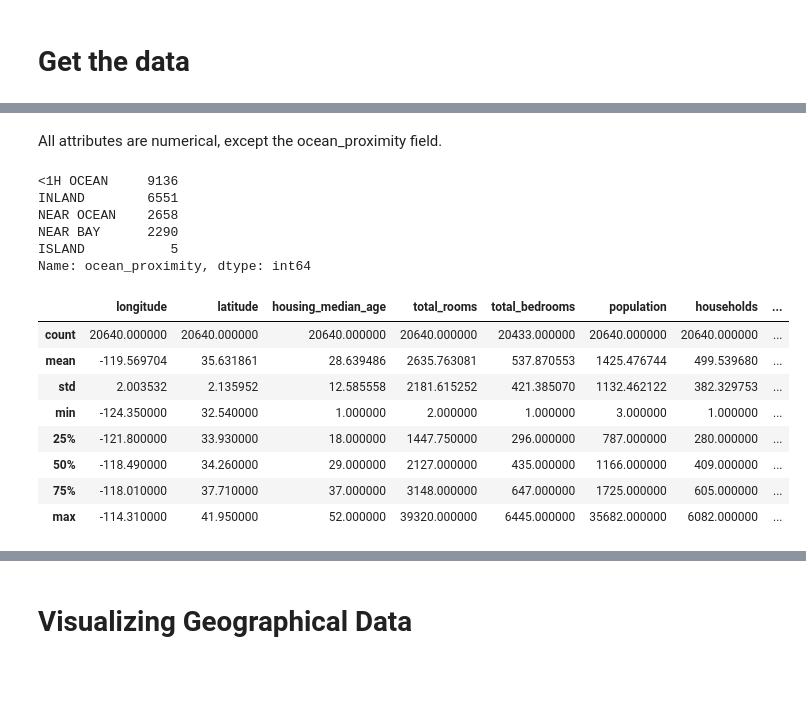
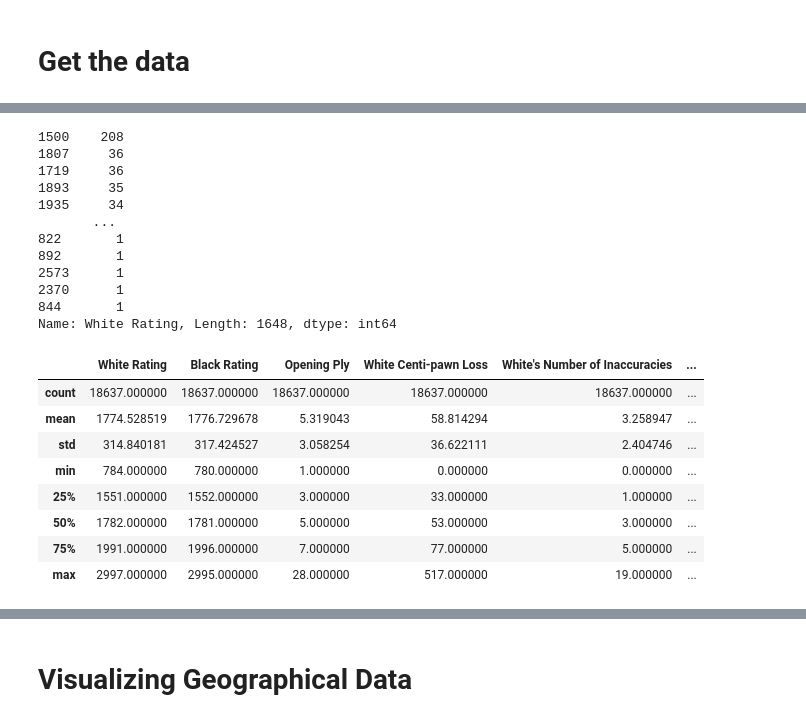
Before and after one commit to harrisuddin/F20DL, a Jupyter notebook: F20DL.ipynb, the cells around one changed output, grey strips where cells are left out. Cells and saved outputs as stored; diff of their text form; code cells hidden in the pictures; blank space fills up the shorter version.

```diff
--- a/F20DL.ipynb
+++ b/F20DL.ipynb
@@ -64,0 +33,13 @@ Each row represents the information gathered from one district of the California
+# %%
+raw_data_url = "https://raw.githubusercontent.com/harrisuddin/F20DL/main/datasets/chess-games-stats.csv"
+def load_chess_data(url=raw_data_url):
+  # download the csv file from github
+  download = requests.get(url).content
+
+  # read the downloaded content and put into dataframe
+  df = pd.read_csv(io.StringIO(download.decode("utf-8")), index_col=0) # doing index_col = 0 removes the first unnamed column
+
+  return df
+# %%
+chess_data = load_chess_data()
+chess_data.head()
@@ -87,26 +78,30 @@ memory usage: 1.6+ MB
-# %% [markdown]
-All attributes are numerical, except the ocean_proximity field.
 # %%
-housing["ocean_proximity"].value_counts() # Obviously ocean_proximity is a categorical attribute
+chess_data["White Rating"].value_counts() # Obviously ocean_proximity is a categorical attribute
 # Q3 What does the value_count() method display?
 # %% [output]
-<1H OCEAN     9136
-INLAND        6551
-NEAR OCEAN    2658
-NEAR BAY      2290
-ISLAND           5
-Name: ocean_proximity, dtype: int64
+1500    208
+1807     36
+1719     36
+1893     35
+1935     34
+       ...
+822       1
+892       1
+2573      1
+2370      1
+844       1
+Name: White Rating, Length: 1648, dtype: int64
 # %%
 #This method shows a statistical summary of the numerical attributes
-housing.describe()
+chess_data.describe()
 # %% [output]
-|  | longitude | latitude | housing_median_age | total_rooms | total_bedrooms | population | households | ... |
-| count | 20640.000000 | 20640.000000 | 20640.000000 | 20640.000000 | 20433.000000 | 20640.000000 | 20640.000000 | ... |
-| mean | -119.569704 | 35.631861 | 28.639486 | 2635.763081 | 537.870553 | 1425.476744 | 499.539680 | ... |
-| std | 2.003532 | 2.135952 | 12.585558 | 2181.615252 | 421.385070 | 1132.462122 | 382.329753 | ... |
-| min | -124.350000 | 32.540000 | 1.000000 | 2.000000 | 1.000000 | 3.000000 | 1.000000 | ... |
-| 25% | -121.800000 | 33.930000 | 18.000000 | 1447.750000 | 296.000000 | 787.000000 | 280.000000 | ... |
-| 50% | -118.490000 | 34.260000 | 29.000000 | 2127.000000 | 435.000000 | 1166.000000 | 409.000000 | ... |
-| 75% | -118.010000 | 37.710000 | 37.000000 | 3148.000000 | 647.000000 | 1725.000000 | 605.000000 | ... |
-| max | -114.310000 | 41.950000 | 52.000000 | 39320.000000 | 6445.000000 | 35682.000000 | 6082.000000 | ... |
+|  | White Rating | Black Rating | Opening Ply | White Centi-pawn Loss | White's Number of Inaccuracies | ... |
+| count | 18637.000000 | 18637.000000 | 18637.000000 | 18637.000000 | 18637.000000 | ... |
+| mean | 1774.528519 | 1776.729678 | 5.319043 | 58.814294 | 3.258947 | ... |
+| std | 314.840181 | 317.424527 | 3.058254 | 36.622111 | 2.404746 | ... |
+| min | 784.000000 | 780.000000 | 1.000000 | 0.000000 | 0.000000 | ... |
+| 25% | 1551.000000 | 1552.000000 | 3.000000 | 33.000000 | 1.000000 | ... |
+| 50% | 1782.000000 | 1781.000000 | 5.000000 | 53.000000 | 3.000000 | ... |
+| 75% | 1991.000000 | 1996.000000 | 7.000000 | 77.000000 | 5.000000 | ... |
+| max | 2997.000000 | 2995.000000 | 28.000000 | 517.000000 | 19.000000 | ... |
 # %% [markdown]
```
Also changed, not shown: parts of 13 cells of this notebook.
